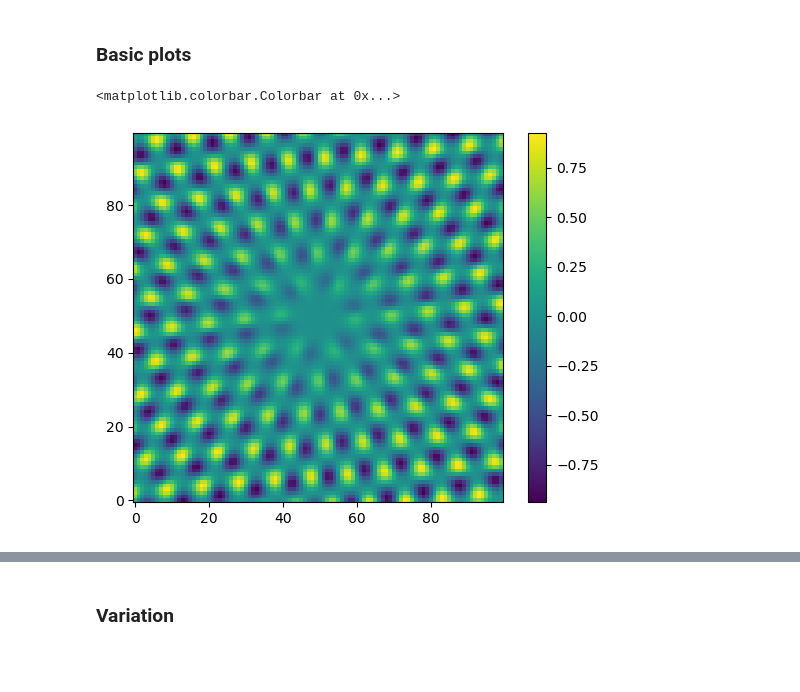
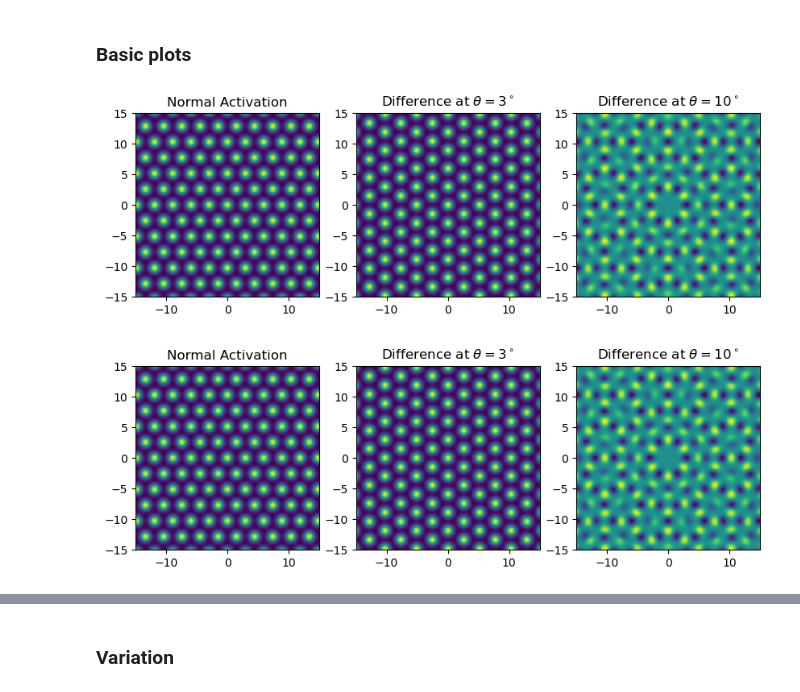
Before and after one commit to MathePhysics/GriDDE, a Jupyter notebook: ipynb/range_analytic_verify.ipynb, the cells around one changed output, grey strips where cells are left out. Cells and saved outputs as stored; diff of their text form; code cells hidden in the pictures; blank space fills up the shorter version.

```diff
--- a/ipynb/range_analytic_verify.ipynb
+++ b/ipynb/range_analytic_verify.ipynb
@@ -59,12 +68,38 @@ def diff_func(x, y, X, Y, dt = 2, s=1):
 # %%
-X1,Y1 = Lattice(l=1,t0=40,N=10)
+X1,Y1 = Lattice(l=1,t0=0,N=10)
+X2,Y2 = Lattice(l=1,t0=90,N=10)
 xyrange = np.linspace(-5,5,100)
 x,y = np.meshgrid(xyrange,xyrange)
-Z1 = diff_func(x, y, X1, Y1, dt=2, s=s)
+Z1, Z2, Z3 = diff_func(x, y, X1, Y1, dt=-90, s=s)
+Zcomp2 = GaussLattice(x,y,X1,Y1,s=s)
+Zcomp1 = GaussLattice(x,y,X2,Y2,s=s)
-# %%
-cbar = plt.imshow(Z1, origin='lower')
-# cbar = plt.imshow(Z1[20:70,20:70])
-plt.colorbar(cbar)
-# %% [output]
-<matplotlib.colorbar.Colorbar at 0x...>
-[figure, removed]
+# %%
+fig, ax = plt.subplots(1,3, figsize=(10,30))
+
+ax[0].imshow(Z1,origin='lower',extent=[-15,15,-15,15])
+ax[0].set_title("Normal Activation")
+
+ax[1].imshow(Z2,origin='lower',extent=[-15,15,-15,15])
+ax[1].set_title(r"Difference at $\theta=3^\circ$")
+
+ax[2].imshow(Z3,origin='lower',extent=[-15,15,-15,15])
+ax[2].set_title(r"Difference at $\theta=10^\circ$")
+
+plt.show()
+# %% [output]
+[figure, added]
+# %%
+fig, ax = plt.subplots(1,3, figsize=(10,30))
+
+ax[0].imshow(Zcomp1,origin='lower',extent=[-15,15,-15,15])
+ax[0].set_title("Normal Activation")
+
+ax[1].imshow(Zcomp2,origin='lower',extent=[-15,15,-15,15])
+ax[1].set_title(r"Difference at $\theta=3^\circ$")
+
+ax[2].imshow(Zcomp2-Zcomp1,origin='lower',extent=[-15,15,-15,15])
+ax[2].set_title(r"Difference at $\theta=10^\circ$")
+
+plt.show()
+# %% [output]
+[figure, added]
```
Also changed, not shown: parts of 5 cells of this notebook, 8 other files.
